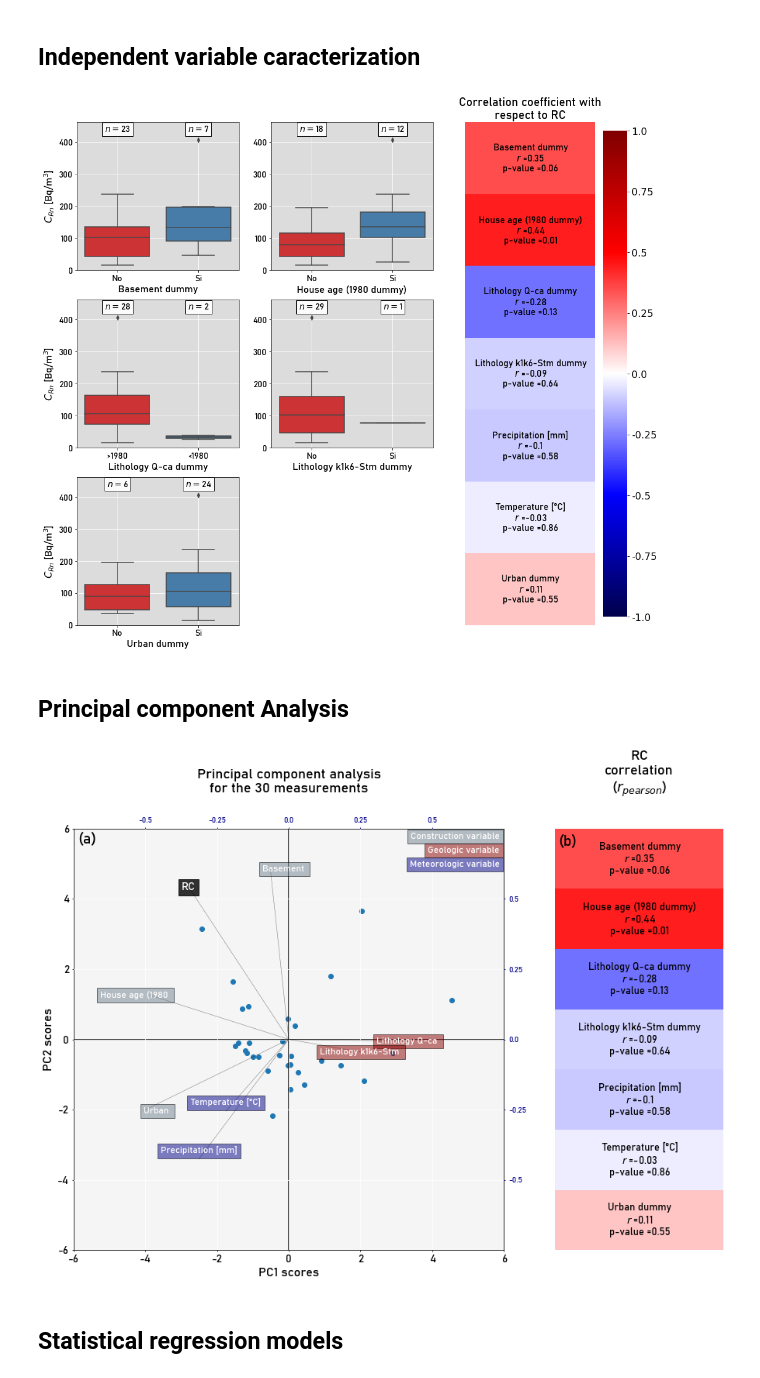
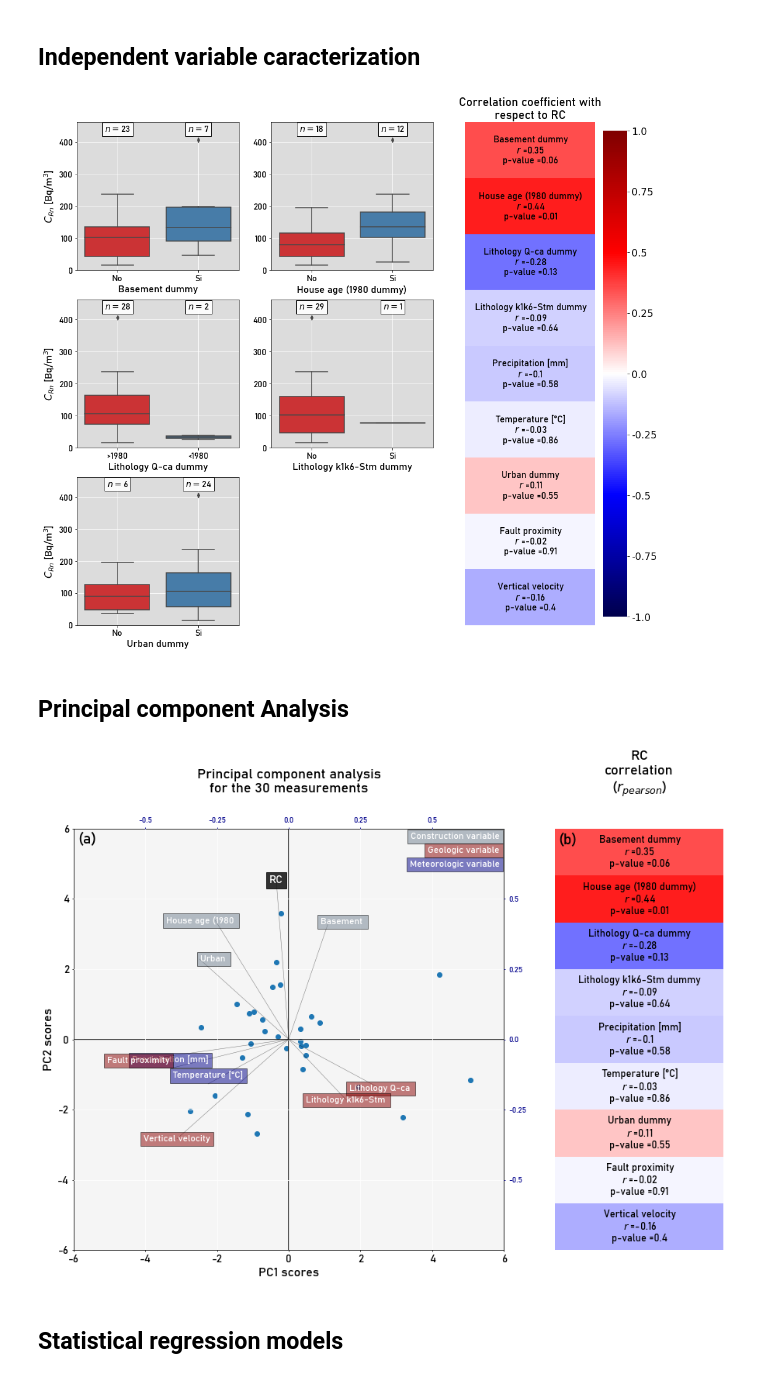
Before and after one commit to mdominguezd/RnSurvey_Bogota_DataAnalysis, a Jupyter notebook: Multivariate analysis.ipynb, the cells around one changed output. Drawn from its saved outputs; the diff is of its cells as text; code cells hidden in the pictures.

```diff
--- a/Multivariate analysis.ipynb
+++ b/Multivariate analysis.ipynb
@@ -94,16 +74,9 @@ DF_JOIN['Urbano_dummy'] = DF_JOIN.SueCodigo.apply(lambda df : 1 if df == 1 else
+# %%
+DF_RC = pd.read_csv('Dataset for fitting/Processed_DataFrame.csv')
 # %% [markdown]
 ## Basic statistics
 # %%
 # Selected variables for Statistical analysis
-DF_JOIN = DF_JOIN[['Resultado',
-                   'sotano_dummy',
-                   'Age_1980',
-                   'Lito_SGC_Abanicos_a',
-                   'Lito_SGC_Shales,_ca',
-                   'Precipitacion_mes',
-                   'Temperatura',
-                   'Urbano_dummy'
-                  ]]
 
 Variables = [
              'Basement dummy',
@@ -112,11 +85,14 @@ Variables = [
              'Lithology k1k6-Stm dummy',
              'Precipitation [mm]',
              'Temperature [°C]',
-             'Urban dummy'
+             'Urban dummy',
+             'Fault proximity',
+             'Vertical velocity'
             ]
 
-DF_JOIN.to_csv('Radon concentrations data/Processed_DataFrame.csv')
+DF_RC = DF_RC.iloc[:,1:]
+
 plt.figure(figsize = (10,10))
-sns.heatmap(DF_JOIN.corr(), vmax=1, vmin=-1, center=0, cmap='seismic', annot = True)
+sns.heatmap(DF_RC.corr(), vmax=1, vmin=-1, center=0, cmap='seismic', annot = True)
 # %% [output]
 <AxesSubplot:>
@@ -126,8 +102,8 @@ sns.heatmap(DF_JOIN.corr(), vmax=1, vmin=-1, center=0, cmap='seismic', annot = T
 # %%
 # r-pearson for variables with RC
 r_Pvals = []
-for i in range(len(DF_JOIN.columns)-1):
-    r_Pvals.append(stats.pearsonr(np.array(DF_JOIN.Resultado), np.array(DF_JOIN.iloc[:,i+1])))
+for i in range(len(DF_RC.columns)-1):
+    r_Pvals.append(stats.pearsonr(np.array(DF_RC.RC), np.array(DF_RC.iloc[:,i+1])))
 
 r_Pvals
 
@@ -149,14 +125,14 @@ for i in [1, 2, 3, 4, 7]:
     ax.set_facecolor('gainsboro')
     ax.set_axisbelow(True)
 
-    ax2 = sns.boxplot(y = DF_JOIN.Resultado, x = DF_JOIN.iloc[:,i], palette = sns.color_palette("Set1"), zorder = 2)
+    ax2 = sns.boxplot(y = DF_RC.RC, x = DF_RC.iloc[:,i], palette = sns.color_palette("Set1"), zorder = 2)
 
-    for j in range(len(DF_JOIN.iloc[:,i].unique())):
+    for j in range(len(DF_RC.iloc[:,i].unique())):
         if i == 3:
-            plt.text(j,440,'$n = $'+str(sum(DF_JOIN.iloc[:,i] == j)), ha = 'center', va = 'center', bbox = dict(facecolor='w', alpha=0.9), fontdict = dict(family = 'bahnschrift', fontsize = 14))
+            plt.text(j,440,'$n = $'+str(sum(DF_RC.iloc[:,i] == j)), ha = 'center', va = 'center', bbox = dict(facecolor='w', alpha=0.9), fontdict = dict(family = 'bahnschrift', fontsize = 14))
             ax2.set_xticklabels(['>1980', '<1980'], family = 'bahnschrift', fontsize=14)
         else:
-            plt.text(j,440,'$n = $'+str(sum(DF_JOIN.iloc[:,i] == j)), ha = 'center', va = 'center', bbox = dict(facecolor='w', alpha=0.9), fontdict = dict(family = 'bahnschrift', fontsize = 14))
+            plt.text(j,440,'$n = $'+str(sum(DF_RC.iloc[:,i] == j)), ha = 'center', va = 'center', bbox = dict(facecolor='w', alpha=0.9), fontdict = dict(family = 'bahnschrift', fontsize = 14))
             ax2.set_xticklabels(['No', 'Si'], family = 'bahnschrift', fontsize=14)
     ax2.set_yticklabels([0,100,200,300,400], family = 'bahnschrift',fontsize=14)
     if (k != 1) and (k!=3) and (k!=5):
@@ -172,7 +148,7 @@ Val = []
 for i in range(len(Variables)):
     Val.append(Variables[i] + '\n$r$ =' +str(round(r_Pvals[i][0], 2)) + '\np-value =' +str(round(r_Pvals[i][1], 2)))
 
-ax = sns.heatmap(pd.DataFrame(DF_JOIN.corr()['Resultado'].iloc[1:]), center = 0, vmin = -1, vmax = 1, cmap = 'seismic')
+ax = sns.heatmap(pd.DataFrame(DF_RC.corr()['RC'].iloc[1:]), center = 0, vmin = -1, vmax = 1, cmap = 'seismic')
 ax.set_yticklabels(Val, rotation = 0, x = 0.52, ha = 'center', family='bahnschrift', fontsize = 15)
 ax.figure.axes[-1].set_yticklabels(np.arange(-1, 1.1, 0.25), size=16)
 ax.tick_params(length = 0)
@@ -181,11 +157,11 @@ ax.set_title('Correlation coefficient with\nrespect to RC', family='bahnschrift'
 
 fig.savefig('Figures/Caracterization.png', dpi = 300, bbox_inches = 'tight')
 # %% [output]
-[figure, old version]
+[figure, new version]
 # %% [markdown]
 ## Principal component Analysis
 # %%
-df_PCA = DF_JOIN
+df_PCA = DF_RC
 
 # Standarization
 df_PCA = df_PCA.apply(lambda df : (df - np.mean(df))/np.std(df) )
@@ -242,7 +218,7 @@ for i in range(len(EigenVectors)):
         plt.text(EigenVectors.iloc[i,0]+0.05, EigenVectors.iloc[i,1], df_PCA.iloc[:,i].name.split('dummy')[0], bbox = dict(facecolor='slategrey', alpha = 0.5), fontsize = 12, fontfamily = 'bahnschrift', ha = 'center',va = 'center', color='w')
     elif (i == 2):
         plt.text(EigenVectors.iloc[i,0]-0.05, EigenVectors.iloc[i,1], df_PCA.iloc[:,i].name.split('dummy')[0], bbox = dict(facecolor='slategrey', alpha = 0.5), fontsize = 12, fontfamily = 'bahnschrift', ha = 'center',va = 'center', color='w')
-    elif (i == 3)|(i == 4)|(i == 9):
+    elif (i == 3)|(i == 4)|(i == 9)|(i == 8):
         plt.text(EigenVectors.iloc[i,0], EigenVectors.iloc[i,1], df_PCA.iloc[:,i].name.split('dummy')[0], bbox = dict(facecolor='darkred', alpha = 0.5), fontsize = 12, fontfamily = 'bahnschrift', ha = 'center',va = 'center', color='w')
     elif (i == 1):
         plt.text(EigenVectors.iloc[i,0]-.1, EigenVectors.iloc[i,1], df_PCA.iloc[:,i].name.split('dummy')[0], bbox = dict(facecolor='darkred', alpha = 0.5), fontsize = 12, fontfamily = 'bahnschrift', ha = 'center',va = 'center', color='w')
@@ -277,34 +253,34 @@ plt.text(0.735,.636,'Meteorologic variable', ha = 'right', va='top', fontsize =
 plt.title('Principal component analysis\nfor the 30 measurements', y = 1.075, fontsize = 18, fontfamily = 'bahnschrift')
 
 ax1.set_facecolor('whitesmoke')
 
 ax3 = fig.add_subplot(gs[:,11:], label='3')
 
 df_ = df_PCA.corr(method = 'pearson').apply(lambda df : df[np.abs(df) >= 0.0])
 df_ = df_.loc[df_.columns]
 df_ = pd.DataFrame(df_.iloc[1:,0])
 sns.heatmap(df_, cmap='seismic', vmin = -1,vmax = 1, alpha = 1, cbar = False, zorder = -2)
 
 ax3.tick_params(axis='x', length = 0)
 ax3.tick_params(axis='y', length = 0)
 
 Val = []
 for i in range(len(df_PCA.columns)-1):
     Val.append(list(df_PCA.columns)[i+1] + '\n$r$ =' +str(round(r_Pvals[i][0], 2)) + '\np-value =' +str(round(r_Pvals[i][1], 2)))
 
 ax3.set_yticklabels(Val, rotation = 0, x = 0.52 , ha = 'center', family='bahnschrift', fontsize = 13, color = 'k', zorder = 5)
 
 ax3.set_xticklabels([''], rotation = 0)
 
 plt.text(0.02,0.1,'(b)', ha = 'left', va='top', fontsize = 20, fontfamily = 'bahnschrift')
 
 plt.title('RC\ncorrelation\n($r_{pearson}$)',  y = 1.075, fontsize = 18, fontfamily = 'bahnschrift')
 
 fig.savefig('Figures/PCA_RC.png', dpi  = 170, bbox_inches = 'tight')
 
 Variables.remove('RC')
 # %% [output]
-[figure, old version]
+[figure, new version]
 # %% [markdown]
 ## Statistical regression models
 # %%
```
Also changed, not shown: parts of 39 cells of this notebook, 50 other files.
